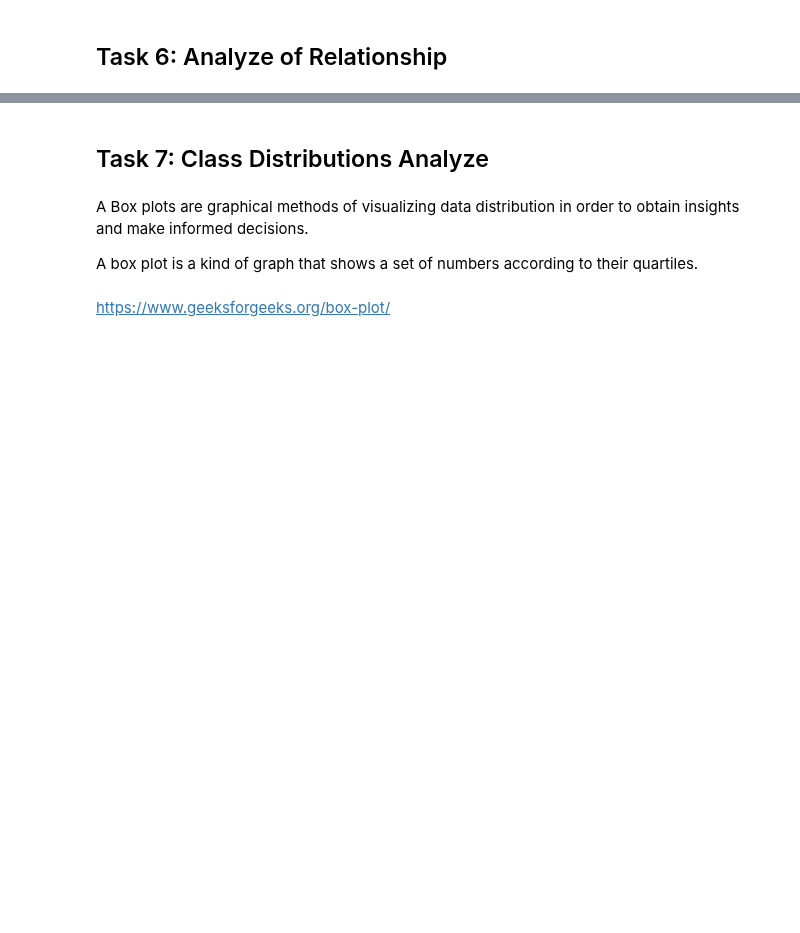
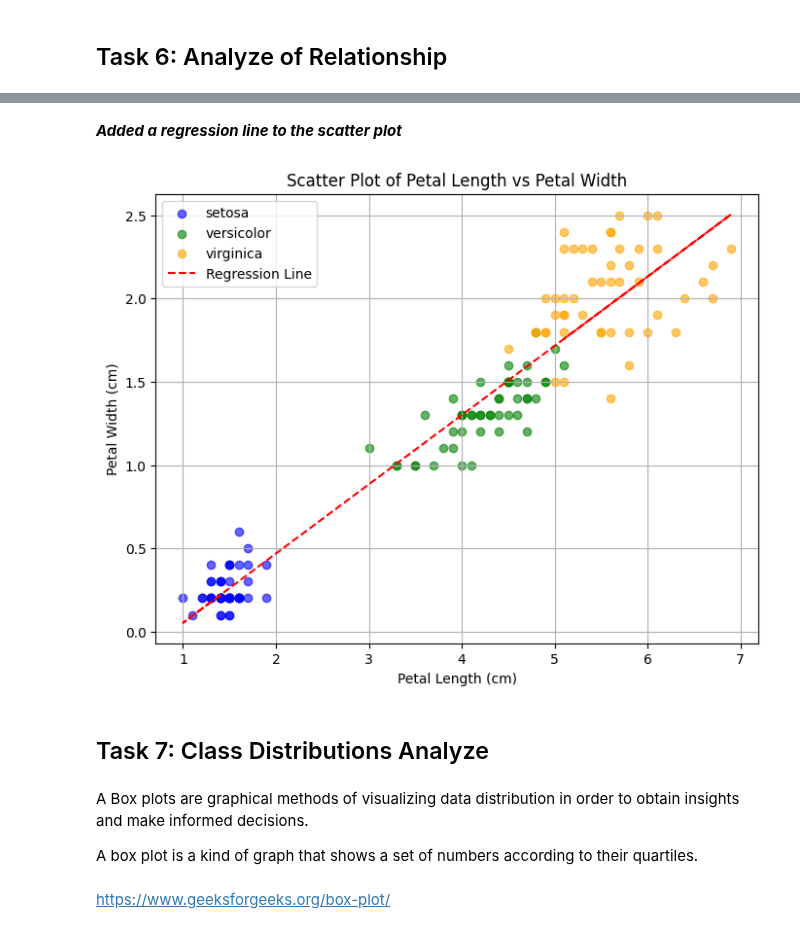
Before and after one commit to monkj24/principles_of_data_analytics, a Jupyter notebook: tasks.ipynb, the cells around one changed output, grey strips where cells are left out. Drawn from its saved outputs; the diff is of its cells as text; code cells hidden in the pictures; blank space fills up the shorter version.

```diff
--- a/tasks.ipynb
+++ b/tasks.ipynb
@@ -472,0 +446,2 @@ plt.show()
+# %% [markdown]
+***Added a regression line to the scatter plot***
@@ -472,0 +454,43 @@ plt.show()
+# %%
+# Load the dataset
+iris_data = load_iris()
+df = pd.DataFrame(iris_data.data, columns=iris_data.feature_names) # data convert to a pandas DataFrame for easier handling
+df['species'] = iris_data.target # Add a new column species that contains numerical values (0, 1, 2) representing each flower species
+# %%
+# Map species ID to name
+species_map = {0: 'setosa', 1: 'versicolor', 2: 'virginica'} # Add names to numbersnumeric species
+df['species_name'] = df['species'].map(species_map) # Add a new column species_name to the DataFrame
+
+# Colors
+colors = {'setosa': 'blue', 'versicolor': 'green', 'virginica': 'orange'} # Add colors-code to show points on scatter plot
+
+# Create the figure
+plt.figure(figsize=(8, 6))  # It sets the size of the plot (8 inches wide by 6 inches tall)
+
+# Scatter plot for each species
+for species in colors:                                  # Use loops through each species
+    species_data = df[df['species_name'] == species]    # Filters the DataFrame to include only rows for that species
+    plt.scatter(                                        # Plots the scatter points in the specified color.
+        species_data['petal length (cm)'],              # Adds a label so it shows up in the legend.
+        species_data['petal width (cm)'],
+        color=colors[species],
+        label=species,
+        alpha=0.6                                       # alpha - makes the points slightly transparent
+    )
+
+# Add regression line (overall)
+x = df['petal length (cm)']
+y = df['petal width (cm)']
+coeffs = np.polyfit(x, y, 1)        # Use np.polyfit() to fit a 1st-degree polynomial (a line) to the data.
+reg_line = np.poly1d(coeffs)        # Create a function reg_line(x) that returns the y-values for the line.
+plt.plot(x, reg_line(x), color='red', linestyle='--', label='Regression Line')    # Plot the line on the scatter plot.
+
+# Add labels and legend
+plt.xlabel('Petal Length (cm)')
+plt.ylabel('Petal Width (cm)')
+plt.title('Scatter Plot of Petal Length vs Petal Width')
+plt.legend()
+plt.grid(True)
+plt.show()
+# %% [output]
+[figure, added]
```
Also changed, not shown: parts of 10 cells of this notebook.
